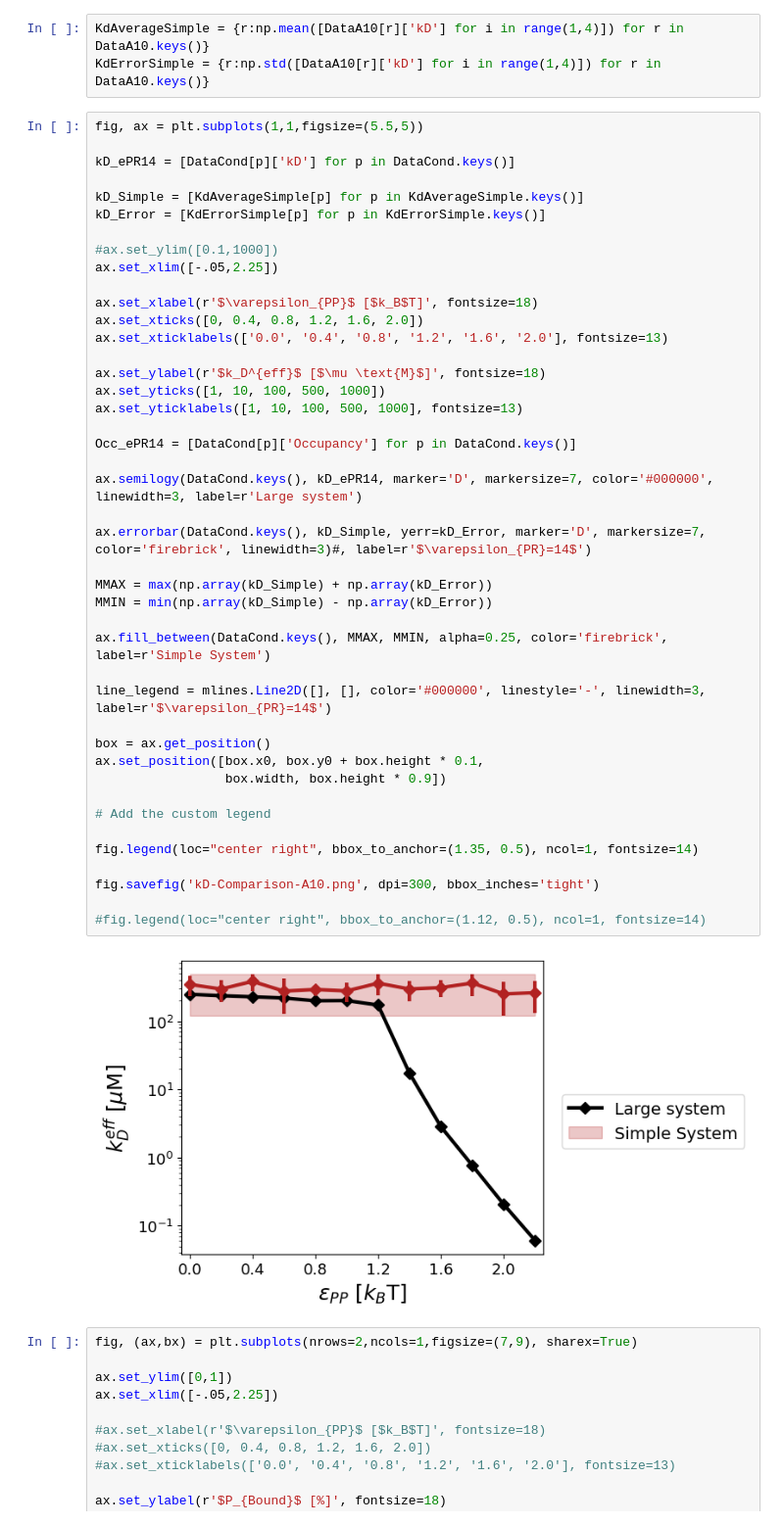
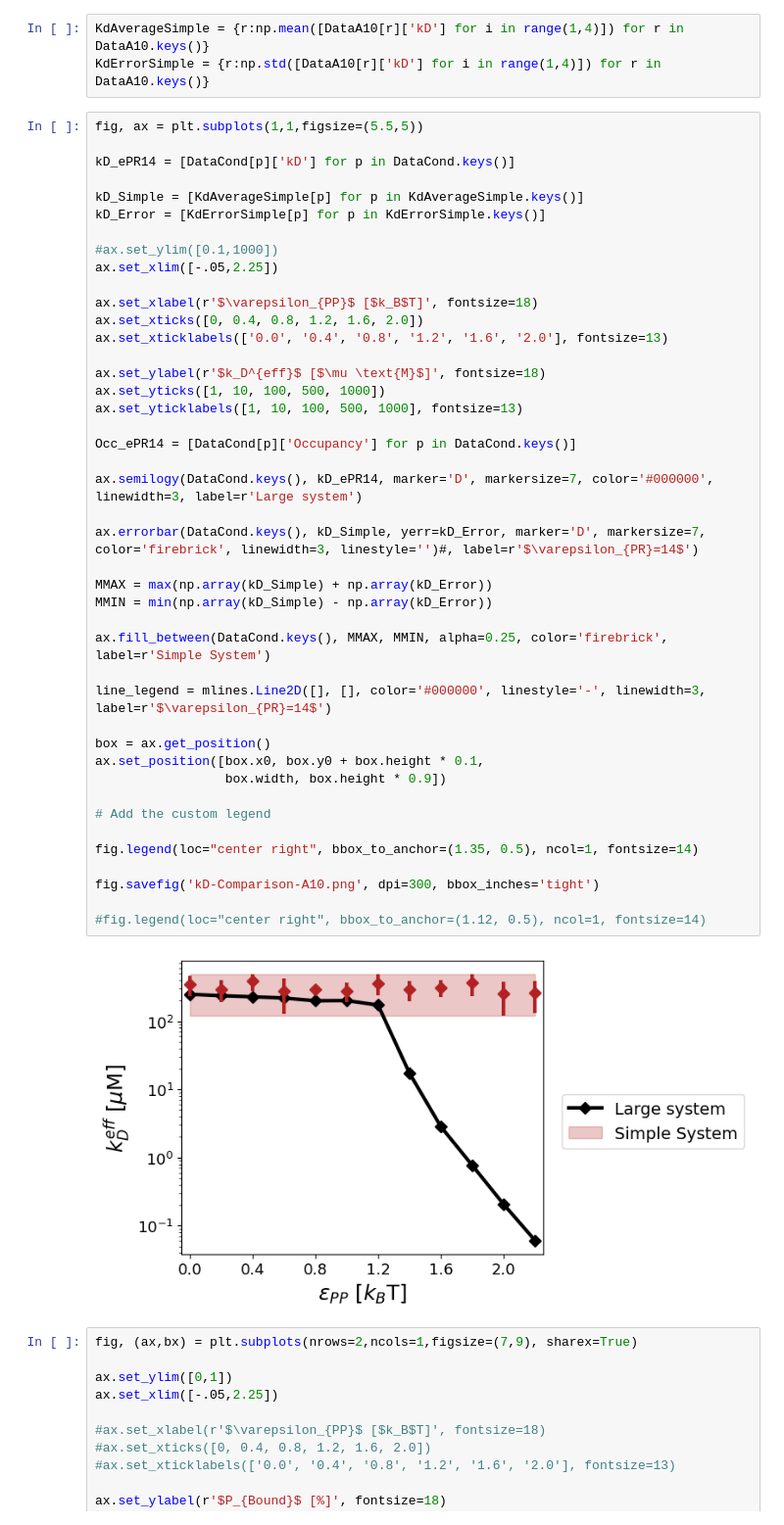
Before and after one commit to erbad/CondensateModel, a Jupyter notebook: Figure3-kD/PlotKD.ipynb, the cells around one changed output. Shown: that part at 98% size. Drawn from its saved outputs; the diff is of its cells as text.

Commit message:
KD plots

```diff
--- a/Figure3-kD/PlotKD.ipynb
+++ b/Figure3-kD/PlotKD.ipynb
@@ -152,35 +152,35 @@ ax.set_xticks([0, 0.4, 0.8, 1.2, 1.6, 2.0])
 ax.set_xticklabels(['0.0', '0.4', '0.8', '1.2', '1.6', '2.0'], fontsize=13)
 
 ax.set_ylabel(r'$k_D^{eff}$ [$\mu \text{M}$]', fontsize=18)
 ax.set_yticks([1, 10, 100, 500, 1000])
 ax.set_yticklabels([1, 10, 100, 500, 1000], fontsize=13)
 
 Occ_ePR14 = [DataCond[p]['Occupancy'] for p in DataCond.keys()]
 
 ax.semilogy(DataCond.keys(), kD_ePR14, marker='D', markersize=7, color='#000000', linewidth=3, label=r'Large system')
 
-ax.errorbar(DataCond.keys(), kD_Simple, yerr=kD_Error, marker='D', markersize=7, color='firebrick', linewidth=3)#, label=r'$\varepsilon_{PR}=14$')
+ax.errorbar(DataCond.keys(), kD_Simple, yerr=kD_Error, marker='D', markersize=7, color='firebrick', linewidth=3, linestyle='')#, label=r'$\varepsilon_{PR}=14$')
 
 MMAX = max(np.array(kD_Simple) + np.array(kD_Error))
 MMIN = min(np.array(kD_Simple) - np.array(kD_Error))
 
 ax.fill_between(DataCond.keys(), MMAX, MMIN, alpha=0.25, color='firebrick', label=r'Simple System')
 
 line_legend = mlines.Line2D([], [], color='#000000', linestyle='-', linewidth=3, label=r'$\varepsilon_{PR}=14$')
 
 box = ax.get_position()
 ax.set_position([box.x0, box.y0 + box.height * 0.1,
                  box.width, box.height * 0.9])
 
 # Add the custom legend
 
 fig.legend(loc="center right", bbox_to_anchor=(1.35, 0.5), ncol=1, fontsize=14)
 
 fig.savefig('kD-Comparison-A10.png', dpi=300, bbox_inches='tight')
 
 #fig.legend(loc="center right", bbox_to_anchor=(1.12, 0.5), ncol=1, fontsize=14)
 # %% [output]
-[figure, old version]
+[figure, new version]
 # %%
 fig, (ax,bx) = plt.subplots(nrows=2,ncols=1,figsize=(7,9), sharex=True)
 
```
Also changed, not shown: 1 other file.
